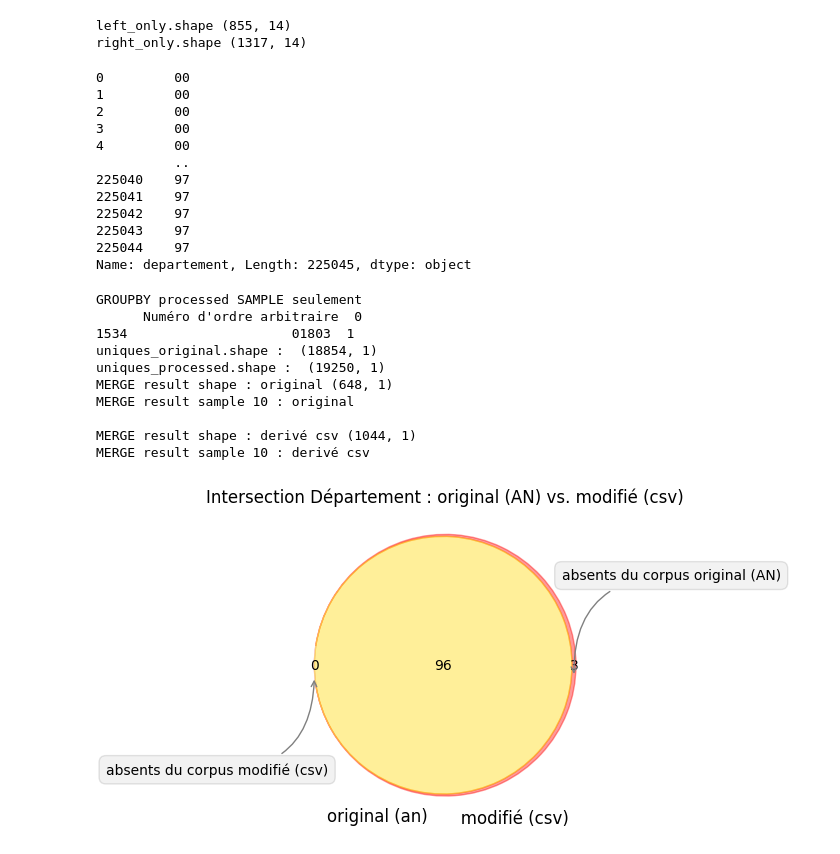
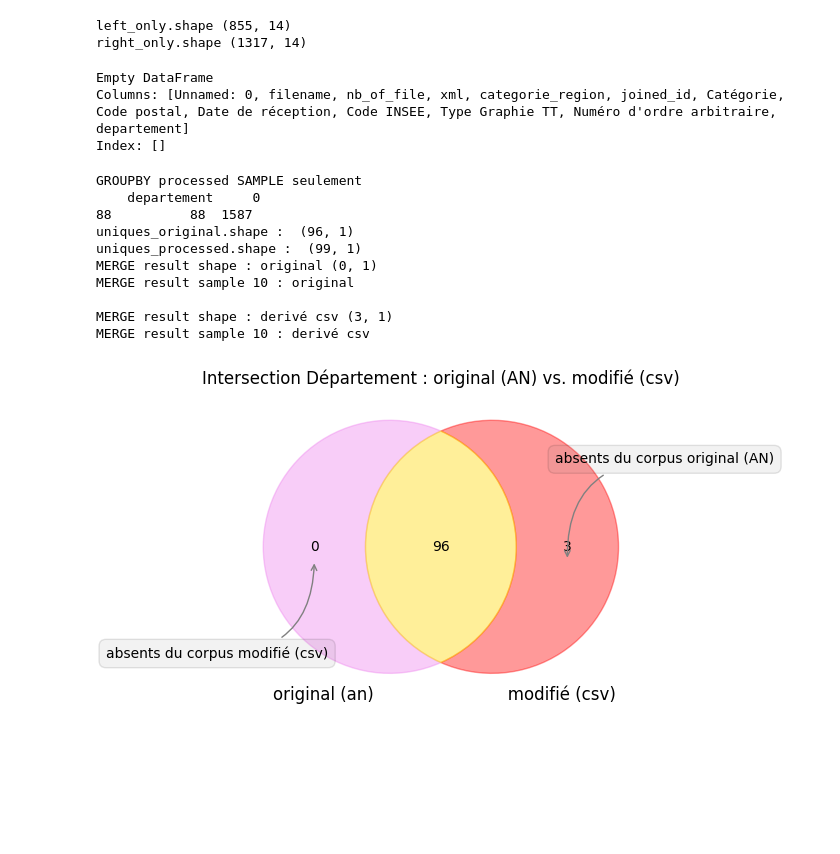
Before and after one commit to PSIG-EHESS/CahiersCitoyens, a Jupyter notebook: comparaison.ipynb, the cells around one changed output. Saved outputs shown, nothing was run; the diff lists cells and outputs as text; code cells hidden in the pictures; blank space fills up the shorter version.

```diff
--- a/comparaison.ipynb
+++ b/comparaison.ipynb
@@ -112,40 +139,40 @@ left_only.shape (855, 14)
 right_only.shape (1317, 14)
 # %%
 # cree une colonne DEPARTEMENTS pour les datas processed en prenant les deux premiers chiffres du code postal
+
 df_processed["departement"] = df_processed["Code postal"].astype(str).str[:2]
-print(df_processed["departement"])
+
 
 # pour les communes qui ne partagent pas leur n° de département avec leur insee, j'utilise le même classement que l'original AN (code postal > code insee). vu dans le test suivant :
 # print(df_original.loc[df_original["Code INSEE"] == '04058'])
 # print(df_original.loc[df_original["Code postal"] == '05110'])
 
 # cree une colonne departement pour les datas AN à partir du code postal aussi
+
 df_original["departement"] = df_original["Code postal"].astype(str).str[:2]
+
+print(df_original.loc[df_original["departement"] == "78"])
 # %% [output]
-0         00
-1         00
-2         00
-3         00
-4         00
-          ..
-225040    97
-225041    97
-225042    97
-225043    97
-225044    97
-Name: departement, Length: 225045, dtype: object
+Empty DataFrame
+Columns: [Unnamed: 0, filename, nb_of_file, xml, categorie_region, joined_id, Catégorie, Code postal, Date de réception, Code INSEE, Type Graphie TT, Numéro d'ordre arbitraire, departement]
+Index: []
 # %%
 # choix de la variable à observer :
-# nos variables d'interêt : "Code INSEE", "departement", "Numéro d'ordre arbitraire" (arbitraires valent seulmt pour notre corpus)
+# un indice pour choisir la variable à tester (numéro arbitraire -aka id carnet- ne s'applique qu'aux comparaison inter corpus)
+
 info_recherche = ["Code INSEE", "departement", "Numéro d'ordre arbitraire"]
 noms = ["Communes", "Département", "Carnets (numéro d'ordre arbitraire)"]
-choix = 2
+choix = 1
+
 
 # compte le nombre de contributions pour chaque code
+
 processed_groupdf = df_processed.groupby([info_recherche[choix]]).size().reset_index()
 print("GROUPBY processed SAMPLE seulement\n",processed_groupdf.sample(1))
 
-# merge outer entre processed et original selon les codes (commune ou insee)
+
+# merge outer entre processed et original selon l'indice choix (commune ou dpt ou id carnet)
+
 uniques_original = pd.DataFrame(pd.unique(df_original[info_recherche[choix]]), columns=[info_recherche[choix]]).reset_index(drop=True)
 print("uniques_original.shape : ",uniques_original.shape)
 uniques_processed = pd.DataFrame(pd.unique(df_processed[info_recherche[choix]]), columns=[info_recherche[choix]]).reset_index(drop = True)
@@ -154,6 +181,8 @@ merge_df = pd.merge(uniques_original, uniques_processed, on=[info_recherche[choi
 # NOTE : ceux la peuvent être comparer entre eux car ils sont le même type d'objet
 
 # fait deux merge, un sur le outer left et un sur le outer right pour récup les codes exclus chacuns par l'autre
+# processed vs. original + ecrit les listes exclues de chacuns dans un csv
+
 dict_of_df = {}
 for i in [0,1] :
     mer = ["left_only", "right_only"]
@@ -162,45 +191,57 @@ for i in [0,1] :
     print("MERGE result shape : "+nam[i], result.shape)
     print("MERGE result sample 10 : "+nam[i], "\n")
 
-    # result.to_csv(noms[choix]+"_seulement_dans_"+nam[i]+"_pour_original_vs_processed", columns=[info_recherche[choix]], index = False)
+    result.to_csv(noms[choix]+"_seulement_dans_"+nam[i]+"_pour_original_vs_processed.csv", columns=[info_recherche[choix]], index = False)
 # %% [output]
 GROUPBY processed SAMPLE seulement
-      Numéro d'ordre arbitraire  0
-1534                     01803  1
-uniques_original.shape :  (18854, 1)
-uniques_processed.shape :  (19250, 1)
-MERGE result shape : original (648, 1)
+    departement     0
+88          88  1587
+uniques_original.shape :  (96, 1)
+uniques_processed.shape :  (99, 1)
+MERGE result shape : original (0, 1)
 MERGE result sample 10 : original
 
-MERGE result shape : derivé csv (1044, 1)
+MERGE result shape : derivé csv (3, 1)
 MERGE result sample 10 : derivé csv
 # %%
+# affiche les intersections - exclusions du merge original vs. processed
+# les montre (venn diagram) et les sauvegarde
+
 from matplotlib import pyplot as plt
 
 inner_merged = pd.merge(uniques_original, uniques_processed, on=[info_recherche[choix]], how='inner', indicator='source')
-# mv.venn2([set(list(dict_of_df["original"]["Code postal"])), set(list(dict_of_df["derivé csv"]["Code postal"]))])
-# mv.venn2([set(list(inner_merged["Code postal"])), set(list(dict_of_df["derivé csv"]["Code postal"]))])
+
+# define size of figure
 
 plt.figure(figsize=(8,4))
 
-v = mv.venn2([set(list(df_original[info_recherche[choix]])), set(list(df_processed[info_recherche[choix]]))], set_labels= ("original (an)   ", "   modifié (csv)"))
+v = mv.venn2_unweighted([set(list(df_original[info_recherche[choix]])), set(list(df_processed[info_recherche[choix]]))], set_labels= ("original (an)   ", "   modifié (csv)"))
 # mêmes resultats avec :
 # v = mv.venn2([set(list(uniques_original[info_recherche[choix]])), set(list(uniques_processed[info_recherche[choix]]))], set_labels= ("original (an)   ", "   modifié (csv)"))
+
+# choose color
 
 v.get_patch_by_id('10').set_color('violet')
 v.get_patch_by_id('01').set_color('red')
 v.get_patch_by_id('11').set_color('gold')
+
+
+# choose title
+
 plt.title("Intersection "+noms[choix]+" : original (AN) vs. modifié (csv)")
+
+# add some texts
+
 plt.annotate('absents du corpus modifié (csv)', xy=v.get_label_by_id('10').get_position() - np.array([0, 0.05]), xytext=(-70,-70),
              ha='center', textcoords='offset points', bbox=dict(boxstyle='round,pad=0.5', fc='gray', alpha=0.1),
              arrowprops=dict(arrowstyle='->', connectionstyle='arc3,rad=0.5',color='gray'))
 plt.annotate('absents du corpus original (AN)', xy=v.get_label_by_id('01').get_position() - np.array([0, 0.05]), xytext=(70,70),
              ha='center', textcoords='offset points', bbox=dict(boxstyle='round,pad=0.5', fc='gray', alpha=0.1),
              arrowprops=dict(arrowstyle='->', connectionstyle='arc3,rad=0.5',color='gray'))
 # plt.show(v)
-plt.savefig('original_vs_modifie_dpt.png', format = "png", dpi = 800)
+plt.savefig("original_vs_modifie_"+noms[choix]+".png", format = "png", dpi = 800)
 # %% [output]
-[figure, old version]
+[figure, new version]
 # %%
 # comparaison insee stats vs. corpus processed stats
 
```
Also changed, not shown: parts of 10 cells of this notebook, 3 other files.
